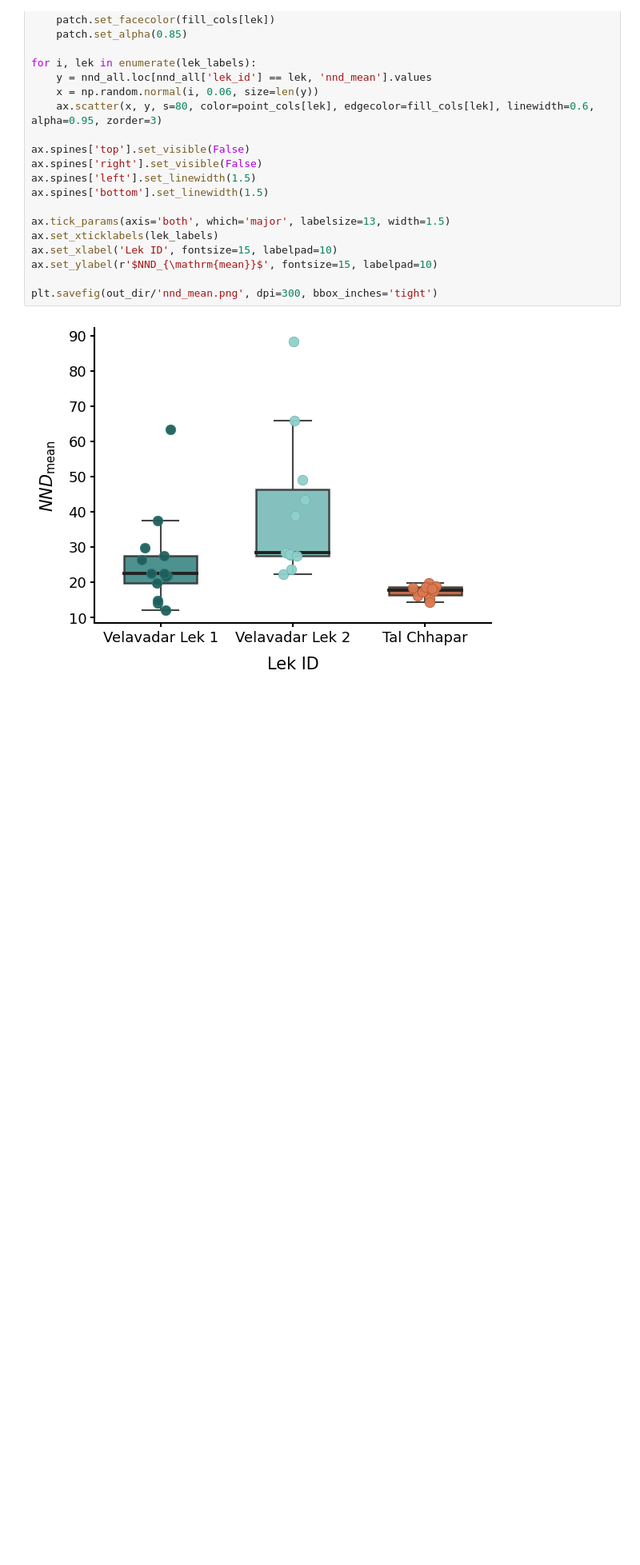
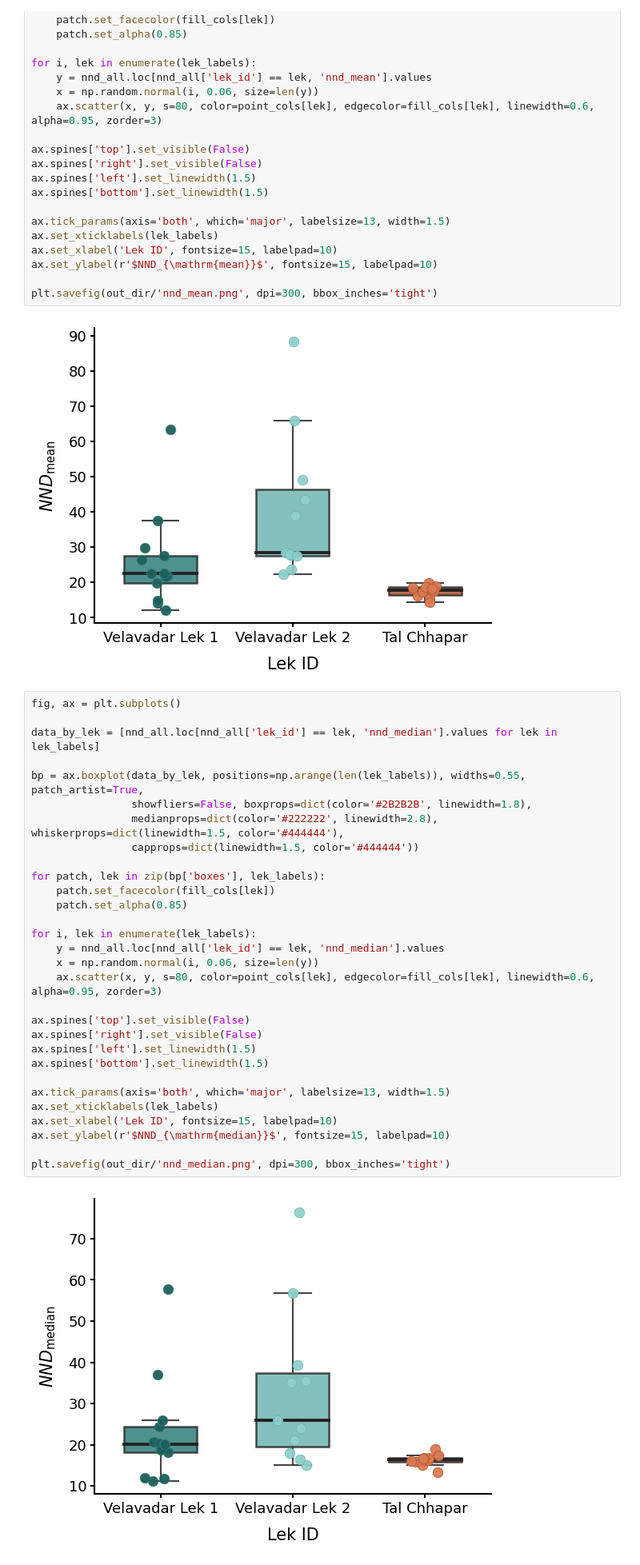
Before and after one commit to ruthviksp/territory_geometry, a Jupyter notebook: plot_nnd_metrics.ipynb, the cells around one changed output. Shown at 80% size. Drawn from its saved outputs; the diff is of its cells as text; blank space fills up the shorter version.

Commit message:
added nnd median plot

```diff
--- a/plot_nnd_metrics.ipynb
+++ b/plot_nnd_metrics.ipynb
@@ -60,6 +60,38 @@ ax.set_ylabel(r'$NND_{\mathrm{mean}}$', fontsize=15, labelpad=10)
 plt.savefig(out_dir/'nnd_mean.png', dpi=300, bbox_inches='tight')
 # %% [output]
 [figure]
+# %%
+fig, ax = plt.subplots()
+
+data_by_lek = [nnd_all.loc[nnd_all['lek_id'] == lek, 'nnd_median'].values for lek in lek_labels]
+
+bp = ax.boxplot(data_by_lek, positions=np.arange(len(lek_labels)), widths=0.55, patch_artist=True,
+                showfliers=False, boxprops=dict(color='#2B2B2B', linewidth=1.8),
+                medianprops=dict(color='#222222', linewidth=2.8), whiskerprops=dict(linewidth=1.5, color='#444444'),
+                capprops=dict(linewidth=1.5, color='#444444'))
+
+for patch, lek in zip(bp['boxes'], lek_labels):
+    patch.set_facecolor(fill_cols[lek])
+    patch.set_alpha(0.85)
+
+for i, lek in enumerate(lek_labels):
+    y = nnd_all.loc[nnd_all['lek_id'] == lek, 'nnd_median'].values
+    x = np.random.normal(i, 0.06, size=len(y))
+    ax.scatter(x, y, s=80, color=point_cols[lek], edgecolor=fill_cols[lek], linewidth=0.6, alpha=0.95, zorder=3)
+
+ax.spines['top'].set_visible(False)
+ax.spines['right'].set_visible(False)
+ax.spines['left'].set_linewidth(1.5)
+ax.spines['bottom'].set_linewidth(1.5)
+
+ax.tick_params(axis='both', which='major', labelsize=13, width=1.5)
+ax.set_xticklabels(lek_labels)
+ax.set_xlabel('Lek ID', fontsize=15, labelpad=10)
+ax.set_ylabel(r'$NND_{\mathrm{median}}$', fontsize=15, labelpad=10)
+
+plt.savefig(out_dir/'nnd_median.png', dpi=300, bbox_inches='tight')
+# %% [output]
+[figure, added]
 # %%
 fig, ax = plt.subplots()
 
```
Also changed, not shown: 3 other files.
